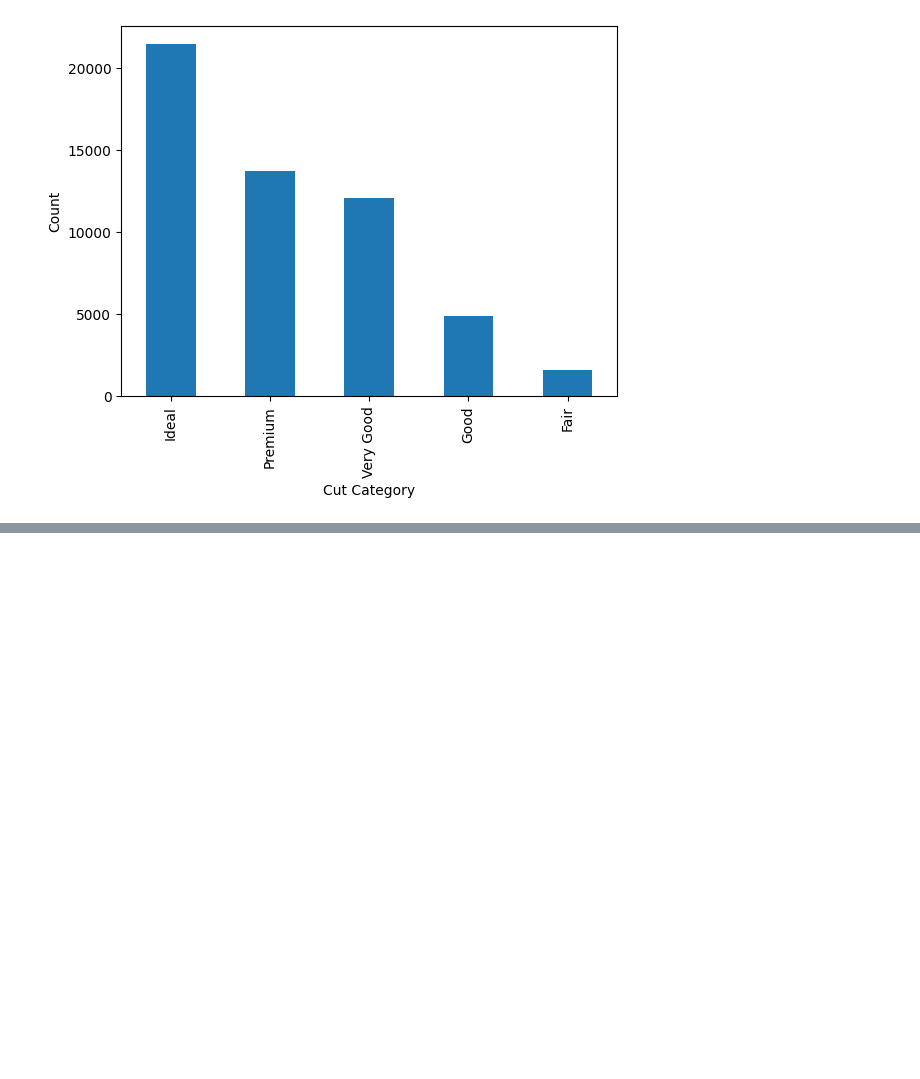
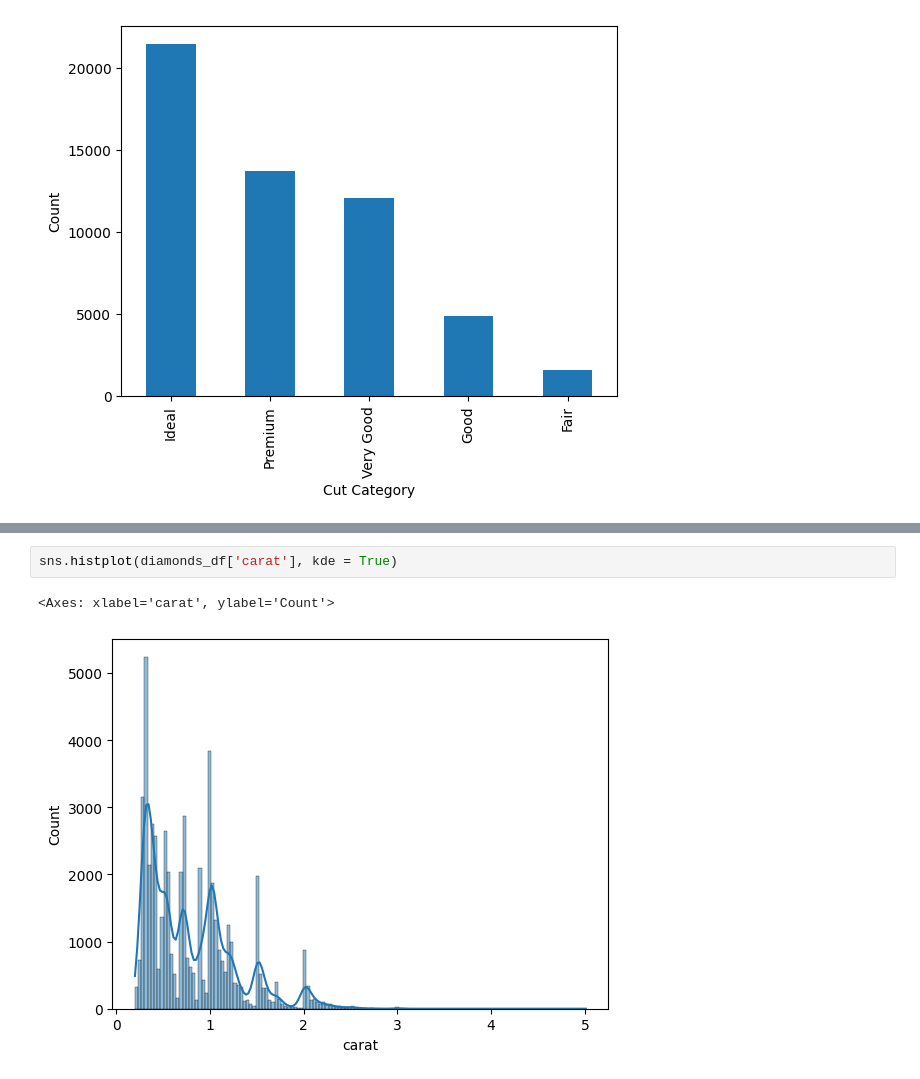
Before and after one commit to istrate-mihai/udemy-ml-course, a Jupyter notebook: Section 25 - Exploratory Data Analysis/practice/diamonds-dataset-practice.ipynb, the cells around one changed output, grey strips where cells are left out. Cells and saved outputs as stored; diff of their text form; blank space fills up the shorter version.

```diff
--- a/Section 25 - Exploratory Data Analysis/practice/diamonds-dataset-practice.ipynb
+++ b/Section 25 - Exploratory Data Analysis/practice/diamonds-dataset-practice.ipynb
@@ -155,0 +161,5 @@ Text(0, 0.5, 'Count')
+# %%
+sns.histplot(diamonds_df['carat'], kde = True)
+# %% [output]
+<Axes: xlabel='carat', ylabel='Count'>
+[figure, added]
```
Also changed, not shown: parts of 1 cell of this notebook, 3 other files.
